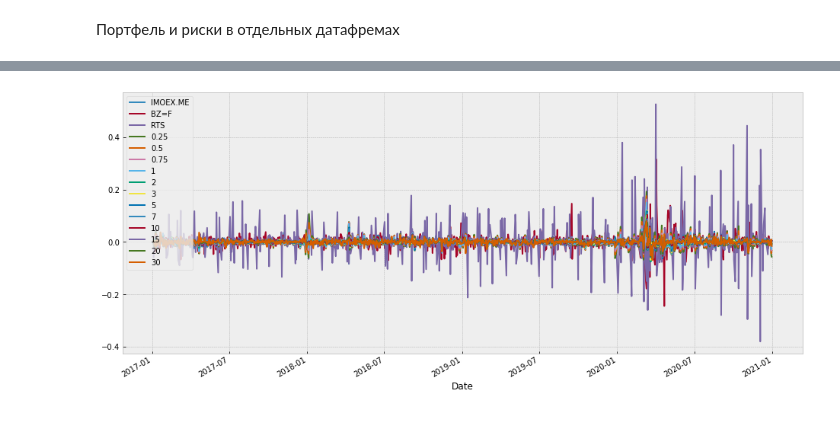
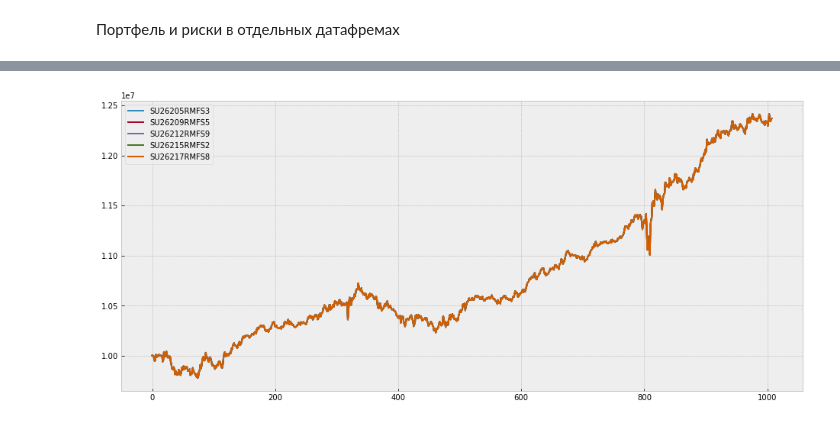
Before and after one commit to dmvavilov/RiskManagement, a Jupyter notebook: Our_super_project/actual_notebook_v2.ipynb, the cells around one changed output, grey strips where cells are left out. Saved outputs shown, nothing was run; the diff lists cells and outputs as text; code cells hidden in the pictures.

```diff
--- a/Our_super_project/actual_notebook_v2.ipynb
+++ b/Our_super_project/actual_notebook_v2.ipynb
@@ -141,4 +135,6 @@ array([10000000., 10000000., 10000000., 10000000., 10000000.,  1000000.,
 # %%
 position_0 = np.array([10e6] * 5 + [1e6] * 10 + [10e6] * 2)
-pr1 = prices.iloc[:, :17]
-first_qty = np.round(position_0 / pr1.iloc[0], 0)
+day_prices = prices.iloc[0, :17]
+true_qty = position_0 / day_prices
+qty = np.round(position_0 / day_prices, 0).astype(int)
+portfolio_qty_shares_true = (true_qty * portfolio_prices) / (true_qty * portfolio_prices).sum()
@@ -203,0 +162,11 @@ risk_factors
+# %%
+all_qty = qty
+all_price = day_prices
+# %%
+for t in range(1, prices.shape[0]):
+    day_prices = prices.iloc[t-1, :17]
+    wts = (qty * day_prices) / np.sum(qty * day_prices)
+    delta_wts = portfolio_qty_shares_true / wts
+    qty = np.round(qty * delta_wts, 0).astype(int)
+    all_qty = np.vstack((all_qty, qty))
+    all_price = np.vstack((all_price, day_prices))
@@ -203,0 +176,2 @@ risk_factors
+# %%
+total_sum = pd.DataFrame(all_qty*all_price, columns=prices.iloc[:, :17].columns)
@@ -204,6 +194,6 @@ risk_factors
 # %%
-risk_factors_ret.plot(figsize=(16, 7))
+total_sum.iloc[:, :5].plot(figsize=(16, 7))
 
 plt.show()
 # %% [output]
-[figure, old version]
+[figure, new version]
```
Also changed, not shown: parts of 10 cells of this notebook, 1 other file.
